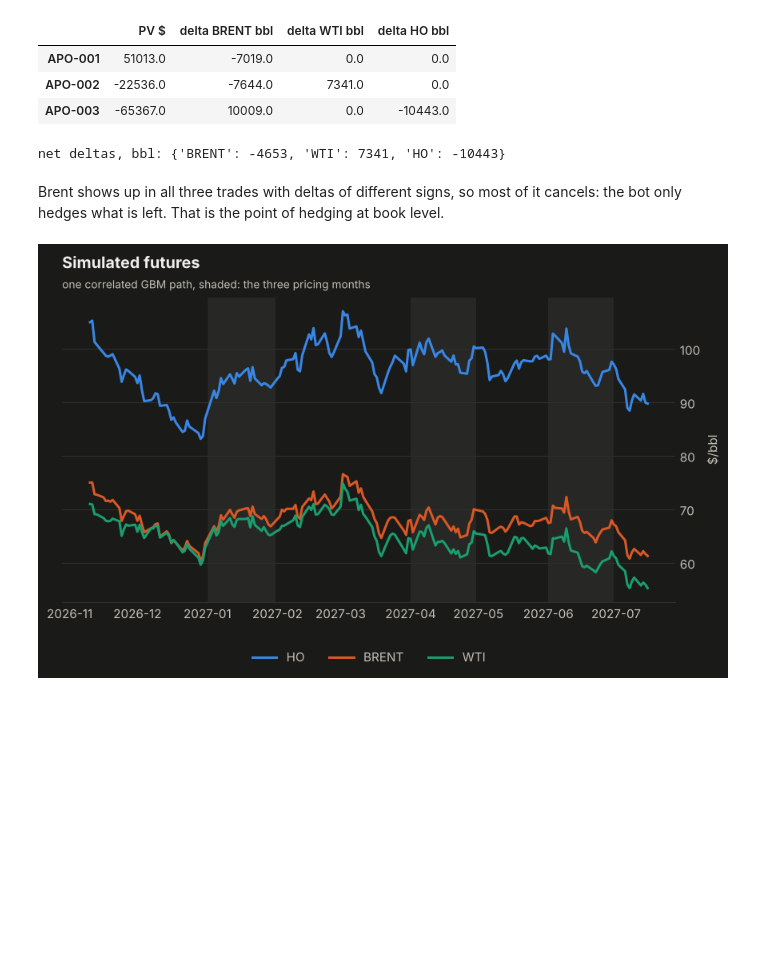
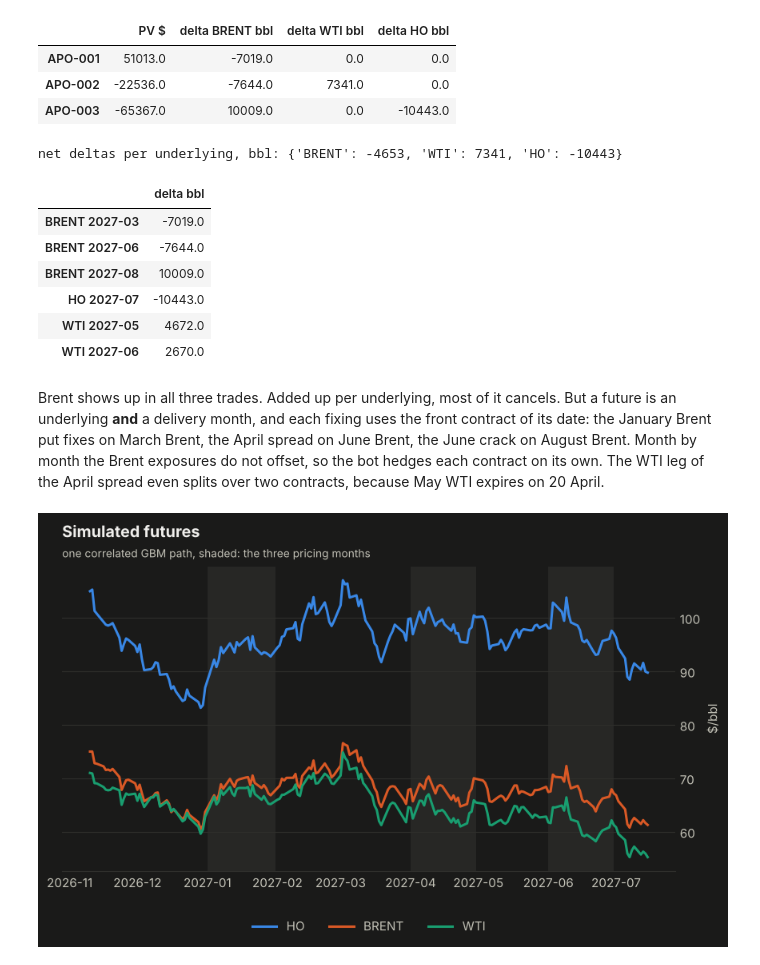
Before and after one commit to MiletoCarmelo/commodity-hedging, a Jupyter notebook: notebooks/03_hedging_bot.ipynb, the cells around one changed output. Drawn from its saved outputs; the diff is of its cells as text; code cells hidden in the pictures; blank space fills up the shorter version.

```diff
--- a/notebooks/03_hedging_bot.ipynb
+++ b/notebooks/03_hedging_bot.ipynb
@@ -65,11 +65,24 @@ pd.DataFrame({
 | APO-003 | -65367.0 | 10009.0 | 0.0 | -10443.0 |
 # %%
 risk = book_risk(book, pricer)
-print("net deltas, bbl:", {u: round(d) for u, d in risk.deltas.items()})
+print("net deltas per underlying, bbl:", {u: round(d) for u, d in risk.deltas.items()})
+pd.Series({f"{u} {m}": d for (u, m), d in sorted(risk.deltas_by_contract.items())},
+          name="delta bbl").round(0).to_frame()
 # %% [output]
-net deltas, bbl: {'BRENT': -4653, 'WTI': 7341, 'HO': -10443}
+net deltas per underlying, bbl: {'BRENT': -4653, 'WTI': 7341, 'HO': -10443}
+|  | delta bbl |
+| BRENT 2027-03 | -7019.0 |
+| BRENT 2027-06 | -7644.0 |
+| BRENT 2027-08 | 10009.0 |
+| HO 2027-07 | -10443.0 |
+| WTI 2027-05 | 4672.0 |
+| WTI 2027-06 | 2670.0 |
 # %% [markdown]
-Brent shows up in all three trades with deltas of different signs, so most of it cancels: the
-bot only hedges what is left. That is the point of hedging at book level.
+Brent shows up in all three trades. Added up per underlying, most of it cancels. But a future
+is an underlying **and** a delivery month, and each fixing uses the front contract of its date:
+the January Brent put fixes on March Brent, the April spread on June Brent, the June crack on
+August Brent. Month by month the Brent exposures do not offset, so the bot hedges each contract
+on its own. The WTI leg of the April spread even splits over two contracts, because May WTI
+expires on 20 April.
 # %%
 source = SimulatedSource(start, end, calendar, seed=2)
```
Also changed, not shown: parts of 10 cells of this notebook, 18 other files.
